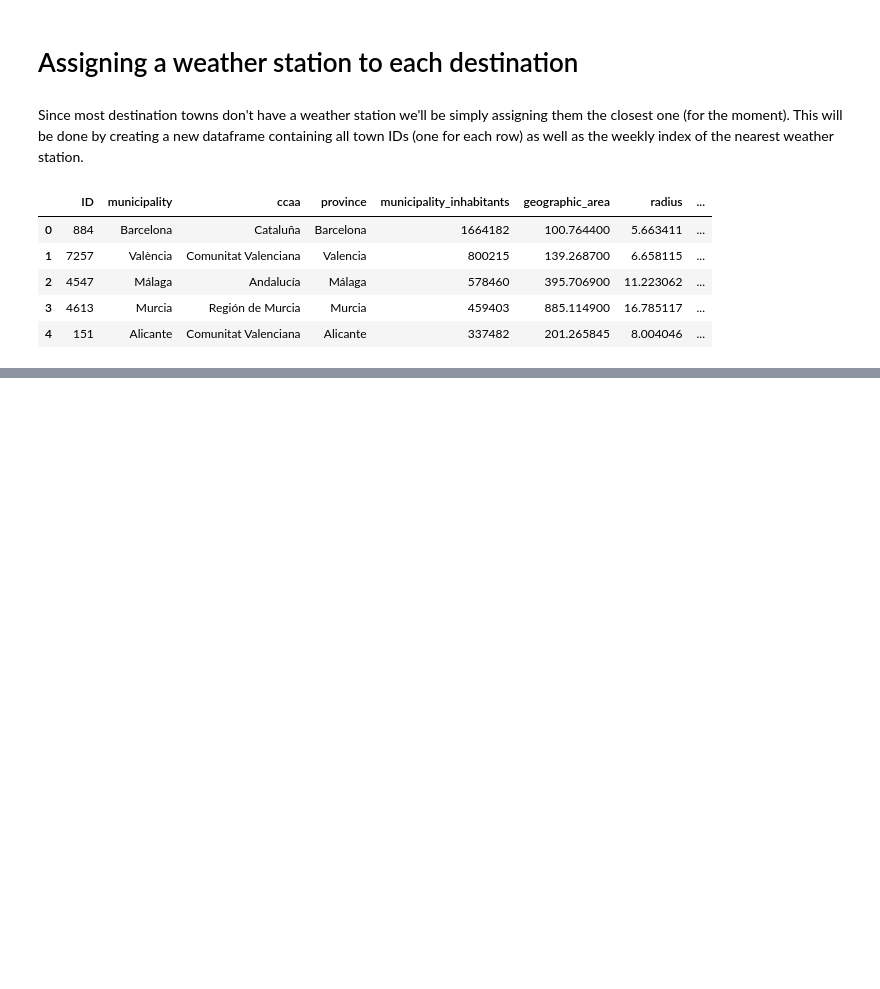
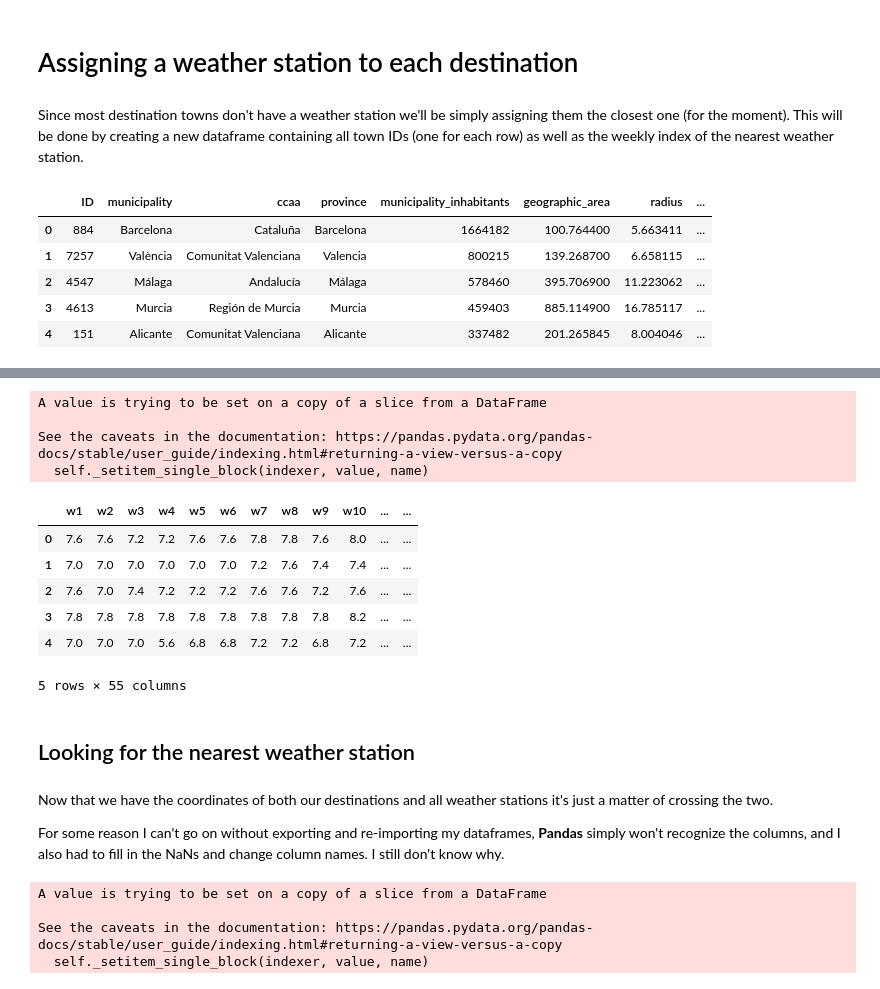
Before and after one commit to on2wheels-es/data, a Jupyter notebook: 8. Creating a weater API.ipynb, the cells around one changed output, grey strips where cells are left out. Cells and saved outputs as stored; diff of their text form; code cells hidden in the pictures; blank space fills up the shorter version.

```diff
--- a/8. Creating a weater API.ipynb
+++ b/8. Creating a weater API.ipynb
@@ -101,4 +106,59 @@ Name: CCAA_ID, dtype: int64
 #Our next step will be turning each CCAA name into its ID this will have to be performed with a loop.
 
 for i in range(len(df)):
-    if df['CCAA_ID'].iloc[i] == ''
+    if df['CCAA_ID'].iloc[i] == 'Andalucía':
+        df['CCAA_ID'].iloc[i] = '1'
+    elif df['CCAA_ID'].iloc[i] == 'Comunitat Valenciana':
+        df['CCAA_ID'].iloc[i] = '10'
+    elif df['CCAA_ID'].iloc[i] == 'Galicia':
+        df['CCAA_ID'].iloc[i] = '12'
+    elif df['CCAA_ID'].iloc[i] == 'Castilla y León':
+        df['CCAA_ID'].iloc[i] = '7'
+    elif df['CCAA_ID'].iloc[i] == 'País Vasco':
+        df['CCAA_ID'].iloc[i] = '16'
+    elif df['CCAA_ID'].iloc[i] == 'Asturias':
+        df['CCAA_ID'].iloc[i] = '3'
+    elif df['CCAA_ID'].iloc[i] == 'Cantabria':
+        df['CCAA_ID'].iloc[i] = '6'
+    elif df['CCAA_ID'].iloc[i] == 'Cataluña':
+        df['CCAA_ID'].iloc[i] = '9'
+    elif df['CCAA_ID'].iloc[i] == 'Aragón':
+        df['CCAA_ID'].iloc[i] = '2'
+    elif df['CCAA_ID'].iloc[i] == 'Navarra':
+        df['CCAA_ID'].iloc[i] = '15'
+    elif df['CCAA_ID'].iloc[i] == 'Comunidad de Madrid':
+        df['CCAA_ID'].iloc[i] = '13'
+    elif df['CCAA_ID'].iloc[i] == 'Extremadura':
+        df['CCAA_ID'].iloc[i] = '11'
+    elif df['CCAA_ID'].iloc[i] == 'Castilla-La Mancha':
+        df['CCAA_ID'].iloc[i] = '8'
+    elif df['CCAA_ID'].iloc[i] == 'Región de Murcia':
+        df['CCAA_ID'].iloc[i] = '14'
+    elif df['CCAA_ID'].iloc[i] == 'La Rioja':
+        df['CCAA_ID'].iloc[i] = '17'
+# %% [output]
+A value is trying to be set on a copy of a slice from a DataFrame
+
+See the caveats in the documentation: https://pandas.pydata.org/pandas-docs/stable/user_guide/indexing.html#returning-a-view-versus-a-copy
+  self._setitem_single_block(indexer, value, name)
+# %%
+#Dropping 'name', we won't really use it.
+
+meteo.drop('name', axis=1, inplace=True)
+df.drop('name', axis=1, inplace=True)
+# %%
+meteo.head()
+# %% [output]
+|  | w1 | w2 | w3 | w4 | w5 | w6 | w7 | w8 | w9 | w10 | ... | ... |
+| 0 | 7.6 | 7.6 | 7.2 | 7.2 | 7.6 | 7.6 | 7.8 | 7.8 | 7.6 | 8.0 | ... | ... |
+| 1 | 7.0 | 7.0 | 7.0 | 7.0 | 7.0 | 7.0 | 7.2 | 7.6 | 7.4 | 7.4 | ... | ... |
+| 2 | 7.6 | 7.0 | 7.4 | 7.2 | 7.2 | 7.2 | 7.6 | 7.6 | 7.2 | 7.6 | ... | ... |
+| 3 | 7.8 | 7.8 | 7.8 | 7.8 | 7.8 | 7.8 | 7.8 | 7.8 | 7.8 | 8.2 | ... | ... |
+| 4 | 7.0 | 7.0 | 7.0 | 5.6 | 6.8 | 6.8 | 7.2 | 7.2 | 6.8 | 7.2 | ... | ... |
+5 rows × 55 columns
+# %% [markdown]
+## Looking for the nearest weather station
+# %% [markdown]
+Now that we have the coordinates of both our destinations and all weather stations it's just a matter of crossing the two.
+
+For some reason I can't go on without exporting and re-importing my dataframes, **Pandas** simply won't recognize the columns, and I also had to fill in the NaNs and change column names. I still don't know why.
@@ -104,0 +183,19 @@ for i in range(len(df)):
+# %%
+dist_list = []
+
+for i in range(len(towns)):
+    distance = 2000
+    index = 'p'
+    for n in range(len(meteo)):
+        d = hs.haversine(eval(towns['coords'].iloc[i]), eval(meteo['coords'].iloc[n]))
+        if d < distance:
+            distance = d
+            index = n
+    for p in range(1,54): #Iterating through all column (week) numbers.
+        val = 'w' + str(p)
+        df[val].iloc[i] = meteo[val].iloc[index]
+# %% [output]
+A value is trying to be set on a copy of a slice from a DataFrame
+
+See the caveats in the documentation: https://pandas.pydata.org/pandas-docs/stable/user_guide/indexing.html#returning-a-view-versus-a-copy
+  self._setitem_single_block(indexer, value, name)
```
Also changed, not shown: parts of 20 cells of this notebook, 4 other files.
